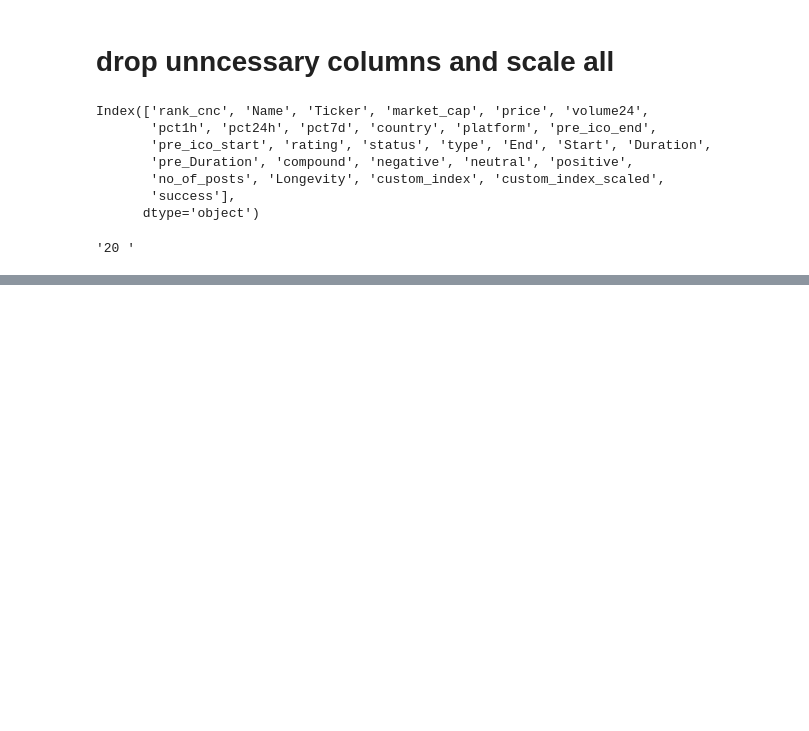
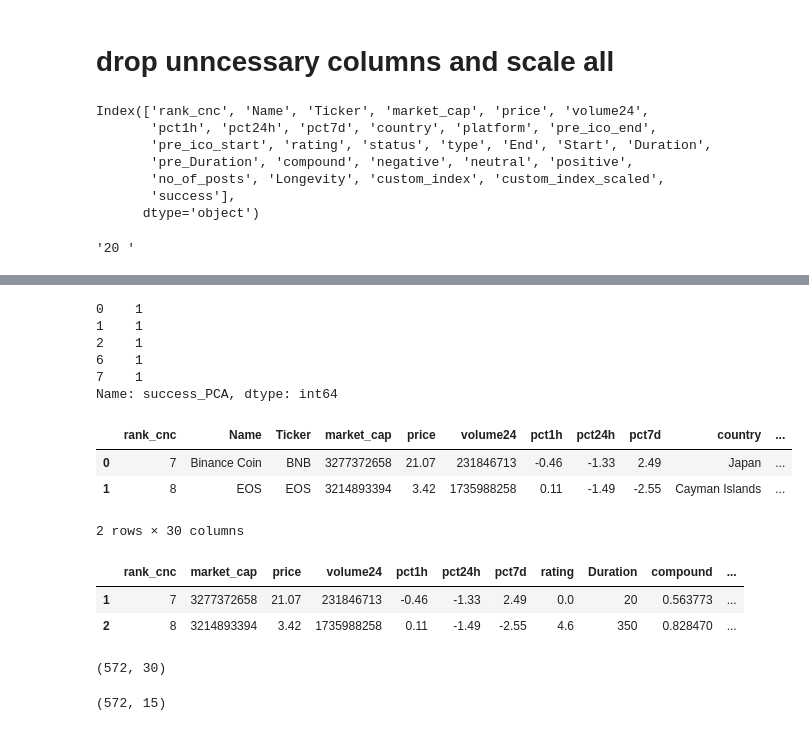
Before and after one commit to eccadena/ICO_Viability_Index, a Jupyter notebook: notebooks/libs/Eric/experimentation/success_df_analysis.ipynb, the cells around one changed output, grey strips where cells are left out. Drawn from its saved outputs; the diff is of its cells as text; code cells hidden in the pictures; blank space fills up the shorter version.

```diff
--- a/notebooks/libs/Eric/experimentation/success_df_analysis.ipynb
+++ b/notebooks/libs/Eric/experimentation/success_df_analysis.ipynb
@@ -89,0 +169,30 @@ ValueError: could not convert string to float: '20,155,411,771'
+# %%
+success_df_pca_class_2 = pd.read_csv(file_path)
+# %%
+success_df_pca_class_2['success_PCA'] = 0
+# %%
+success_df_pca_class_2.at[[0,1,2,6,7],'success_PCA']=1
+# %%
+success_df_pca_class_2.iloc[[0,1,2,6,7]]['success_PCA']
+# %% [output]
+0    1
+1    1
+2    1
+6    1
+7    1
+Name: success_PCA, dtype: int64
+# %%
+success_df_pca_class_2.rename(columns = {'success':'success_index'}, inplace = True)
+# %%
+success_df_pca_class_2.head(2)
+# %% [output]
+|  | rank_cnc | Name | Ticker | market_cap | price | volume24 | pct1h | pct24h | pct7d | country | ... |
+| 0 | 7 | Binance Coin | BNB | 3277372658 | 21.07 | 231846713 | -0.46 | -1.33 | 2.49 | Japan | ... |
+| 1 | 8 | EOS | EOS | 3214893394 | 3.42 | 1735988258 | 0.11 | -1.49 | -2.55 | Cayman Islands | ... |
+2 rows × 30 columns
+# %%
+success_df.head(2)
+# %% [output]
+|  | rank_cnc | market_cap | price | volume24 | pct1h | pct24h | pct7d | rating | Duration | compound | ... |
+| 1 | 7 | 3277372658 | 21.07 | 231846713 | -0.46 | -1.33 | 2.49 | 0.0 | 20 | 0.563773 | ... |
+| 2 | 8 | 3214893394 | 3.42 | 1735988258 | 0.11 | -1.49 | -2.55 | 4.6 | 350 | 0.828470 | ... |
@@ -89,0 +205,8 @@ ValueError: could not convert string to float: '20,155,411,771'
+# %%
+success_df_pca_class_2.shape
+# %% [output]
+(572, 30)
+# %%
+success_df.shape
+# %% [output]
+(572, 15)
```
Also changed, not shown: parts of 30 cells of this notebook, 6 other files.
